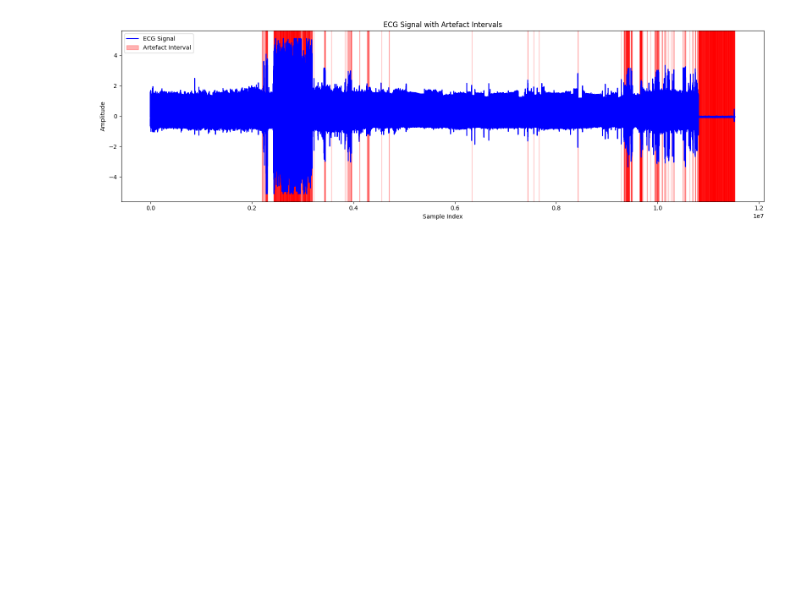
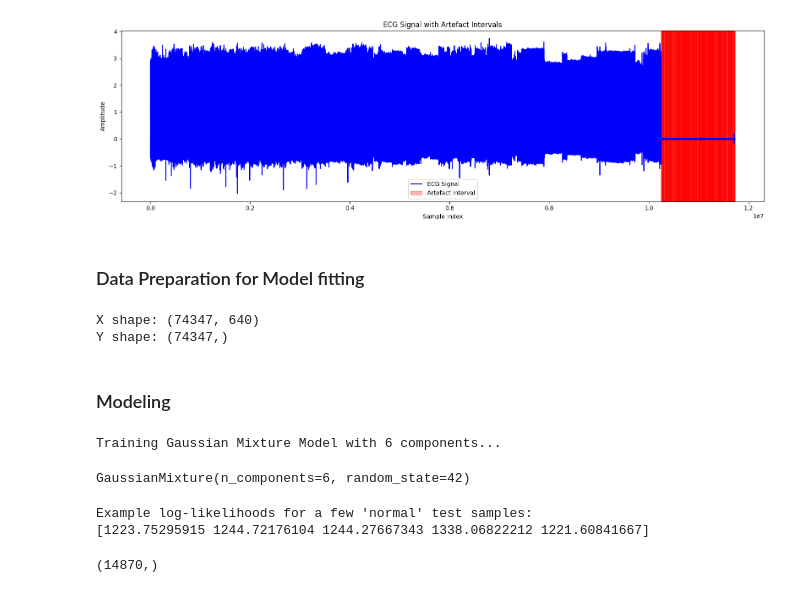
Before and after one commit to SadaruwanSRI/Forecasting-for-anomaly-detection-on-ECG, a Jupyter notebook: EDA3.ipynb, the cells around one changed output. Saved outputs shown, nothing was run; the diff lists cells and outputs as text; code cells hidden in the pictures; blank space fills up the shorter version.

Commit message:
Modeling 1

```diff
--- a/EDA3.ipynb
+++ b/EDA3.ipynb
@@ -23,7 +24,7 @@ fs = 128
 win = 5
 fs_new = 128
 signal_quality = []
-part = 1
+part = 2
 # %%
 ## Loop ecg.bin files
 for participant, file in enumerate(data_files):
@@ -33,10 +34,11 @@ for participant, file in enumerate(data_files):
 
         logging.critical("Participant: " + str(participant) + "/" + str(len(data_files)))
 
-        data = data['ECG'].values
+        data = wfdb.rdsamp(data_files[part][:-4])[0][:,0]
         ECG_SIGNAL = torch.Tensor(data)  # Final numpy array containing full days record
 
         # windows of 10 s
+        pbar = tqdm(total=data.size/fs)
         for i in range(0, data.size, fs):
             min_limit = i
             max_limit = i + win * fs
@@ -64,7 +66,8 @@ for participant, file in enumerate(data_files):
                     min_limit = k - win_intra * fs
                     max_limit = k
                     window_complete_intra = filt[min_limit:max_limit]
-                    ecg_qc = EcgQc(model_file='rfc_2s.pkl', sampling_frequency=fs, normalized=False)
+                    ecg_qc = EcgQc(model_file='xgb_9s.joblib', sampling_frequency=fs, normalized=False)
                     signal_quality_now.append(ecg_qc.get_signal_quality(window_complete_intra))
 
                 signal_quality.append(np.mean(signal_quality_now))
+                pbar.update(1)
@@ -116,17 +125,24 @@ for i,is_arteffect in enumerate(is_quality):
 # %%
-ECG_SIGNAL = torch.Tensor(wfdb.rdsamp(data_files[part][:-4])[0][:,0])
+# Median Filter
+ECG_SIGNAL = signal.medfilt(ECG_SIGNAL, 3)
+
+# Bandpass Filter
+ECG_SIGNAL = heartpy.filtering.filter_signal(ECG_SIGNAL, [0.5, 30], fs, order=2,
+                                        filtertype='bandpass')
 # %%
 plt.figure(figsize=(16, 5))
-plt.plot(ECG_SIGNAL.numpy(), label='ECG Signal', color='blue')
+plt.plot(ECG_SIGNAL, label='ECG Signal', color='blue')
 
 for start, end in arteffects_intervals:
     plt.axvspan(start, end, color='red', alpha=0.3, label='Artefact Interval' if start == arteffects_intervals[0][0] else "")
 
 plt.title('ECG Signal with Artefact Intervals')
 plt.xlabel('Sample Index')
 plt.ylabel('Amplitude')
 plt.legend()
 plt.tight_layout()
 plt.show()
 # %% [output]
-[figure, old version]
+[figure, new version]
+# %% [markdown]
+### Data Preparation for Model fitting
@@ -132,0 +166,6 @@ plt.show()
+# %%
+print("X shape:", X.shape)
+print("Y shape:", Y.shape)
+# %% [output]
+X shape: (74347, 640)
+Y shape: (74347,)
@@ -132,0 +176,2 @@ plt.show()
+# %% [markdown]
+### Modeling
@@ -132,0 +185,8 @@ plt.show()
+# %%
+print(f"Training Gaussian Mixture Model with {n_components} components...")
+
+
+gmm_model.fit(X_train)
+# %% [output]
+Training Gaussian Mixture Model with 6 components...
+GaussianMixture(n_components=6, random_state=42)
@@ -132,0 +195,10 @@ plt.show()
+# %%
+print(f"\nExample log-likelihoods for a few 'normal' test samples:")
+print(log_likelihoods[:5])
+# %% [output]
+Example log-likelihoods for a few 'normal' test samples:
+[1223.75295915 1244.72176104 1244.27667343 1338.06822212 1221.60841667]
+# %%
+log_likelihoods.shape
+# %% [output]
+(14870,)
```
Also changed, not shown: parts of 12 cells of this notebook.
